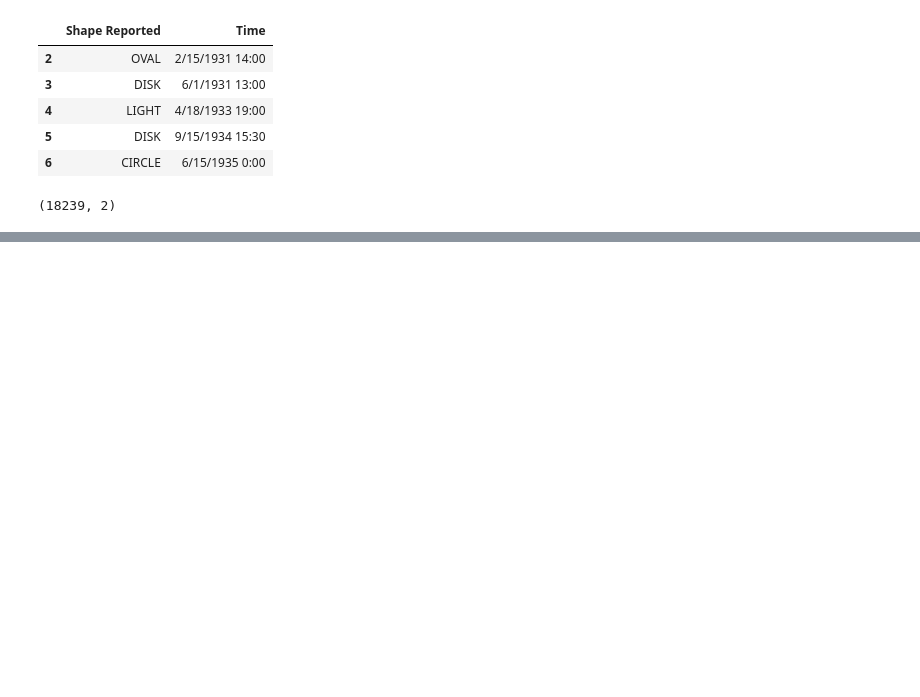
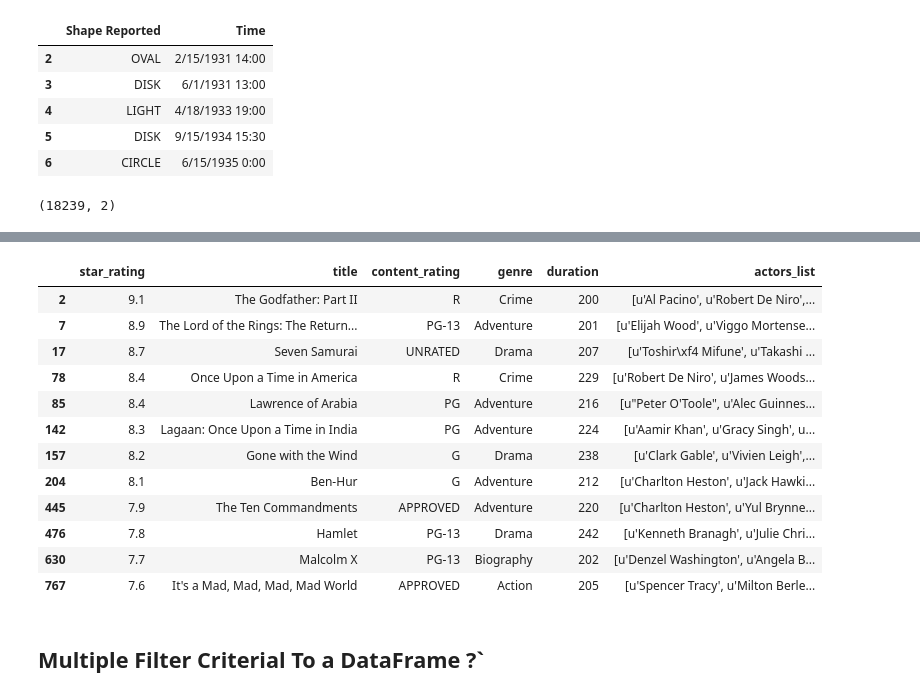
Before and after one commit to rkgitvinay/pandas-jupyter-notebook, a Jupyter notebook: Pandas-Tutuorial.ipynb, the cells around one changed output, grey strips where cells are left out. Cells and saved outputs as stored; diff of their text form; code cells hidden in the pictures; blank space fills up the shorter version.

```diff
--- a/Pandas-Tutuorial.ipynb
+++ b/Pandas-Tutuorial.ipynb
@@ -233,0 +364,18 @@ ufo.shape
+# %%
+movies[is_long]
+# %% [output]
+|  | star_rating | title | content_rating | genre | duration | actors_list |
+| 2 | 9.1 | The Godfather: Part II | R | Crime | 200 | [u'Al Pacino', u'Robert De Niro',... |
+| 7 | 8.9 | The Lord of the Rings: The Return... | PG-13 | Adventure | 201 | [u'Elijah Wood', u'Viggo Mortense... |
+| 17 | 8.7 | Seven Samurai | UNRATED | Drama | 207 | [u'Toshir\xf4 Mifune', u'Takashi ... |
+| 78 | 8.4 | Once Upon a Time in America | R | Crime | 229 | [u'Robert De Niro', u'James Woods... |
+| 85 | 8.4 | Lawrence of Arabia | PG | Adventure | 216 | [u"Peter O'Toole", u'Alec Guinnes... |
+| 142 | 8.3 | Lagaan: Once Upon a Time in India | PG | Adventure | 224 | [u'Aamir Khan', u'Gracy Singh', u... |
+| 157 | 8.2 | Gone with the Wind | G | Drama | 238 | [u'Clark Gable', u'Vivien Leigh',... |
+| 204 | 8.1 | Ben-Hur | G | Adventure | 212 | [u'Charlton Heston', u'Jack Hawki... |
+| 445 | 7.9 | The Ten Commandments | APPROVED | Adventure | 220 | [u'Charlton Heston', u'Yul Brynne... |
+| 476 | 7.8 | Hamlet | PG-13 | Drama | 242 | [u'Kenneth Branagh', u'Julie Chri... |
+| 630 | 7.7 | Malcolm X | PG-13 | Biography | 202 | [u'Denzel Washington', u'Angela B... |
+| 767 | 7.6 | It's a Mad, Mad, Mad, Mad World | APPROVED | Action | 205 | [u'Spencer Tracy', u'Milton Berle... |
+# %% [markdown]
+## Multiple Filter Criterial To a DataFrame ?`
```
Also changed, not shown: parts of 25 cells of this notebook.
